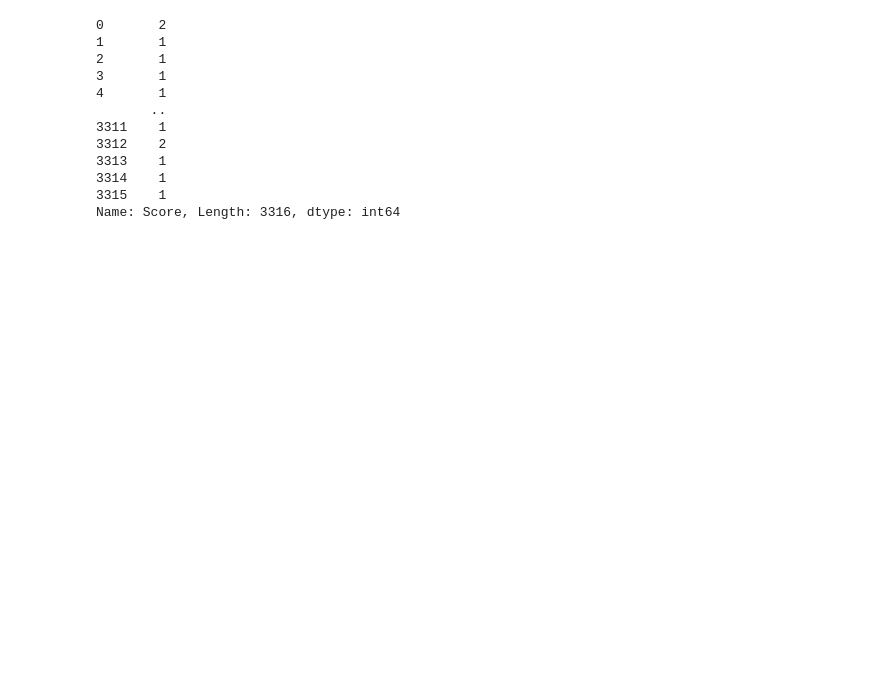
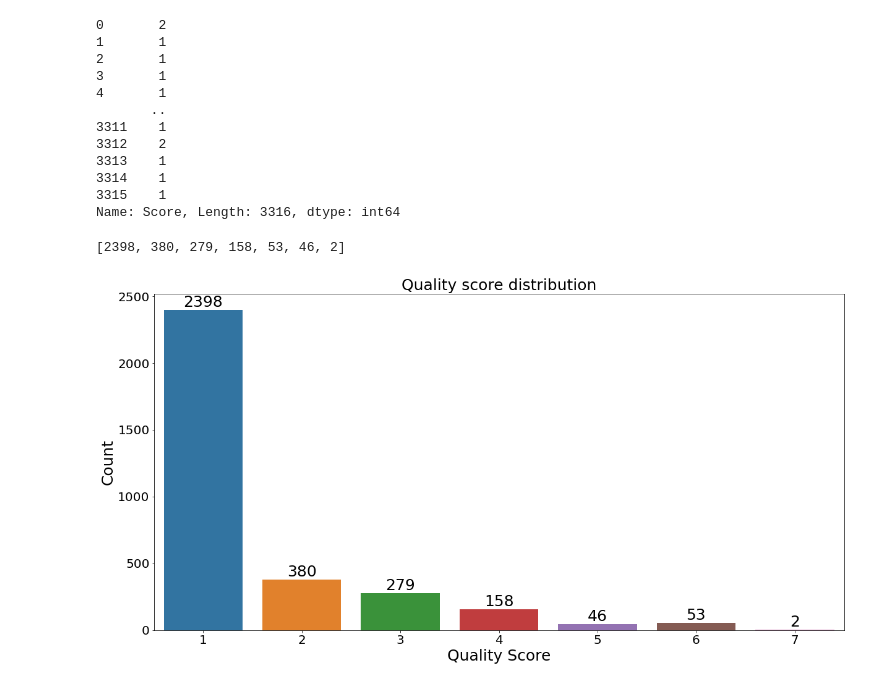
Before and after one commit to Chabname/RAPMC, a Jupyter notebook: notebook/stat.ipynb, the cells around one changed output. Drawn from its saved outputs; the diff is of its cells as text; code cells hidden in the pictures; blank space fills up the shorter version.

```diff
--- a/notebook/stat.ipynb
+++ b/notebook/stat.ipynb
@@ -32,0 +63,18 @@ Name: Score, Length: 3316, dtype: int64
+# %%
+count_score
+# %% [output]
+[2398, 380, 279, 158, 53, 46, 2]
+# %%
+plt.figure(figsize=(20,10))
+g = sns.countplot(x = score)
+plt.title("Quality score distribution", fontsize = 25)
+g.bar_label(g.containers[0], fontsize = 25)
+
+plt.xlabel("Quality Score",fontsize = 25)
+plt.ylabel("Count",fontsize = 25)
+plt.xticks(fontsize = 20)
+plt.yticks(fontsize = 20)
+
+plt.show()
+# %% [output]
+[figure, added]
```
Also changed, not shown: parts of 24 cells of this notebook, 5 other files.
